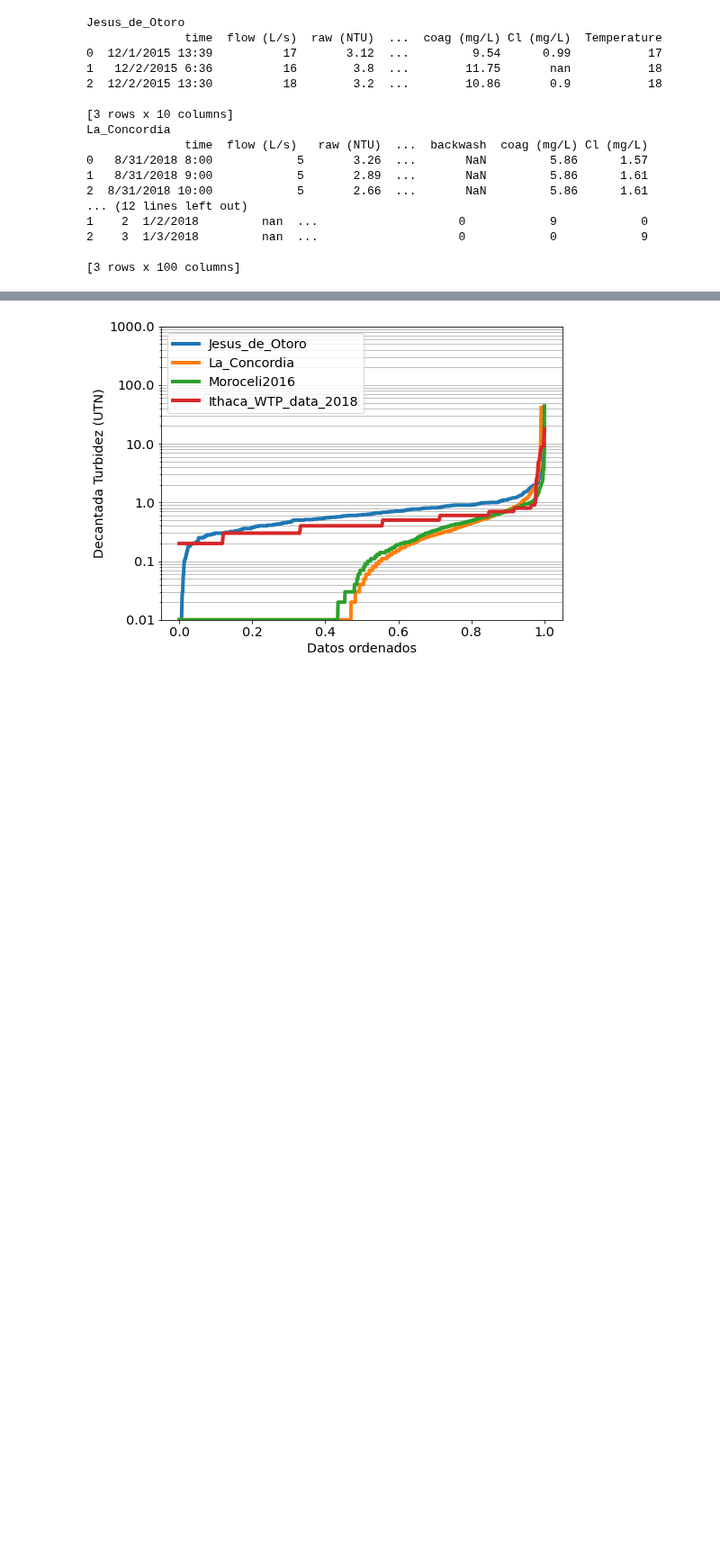
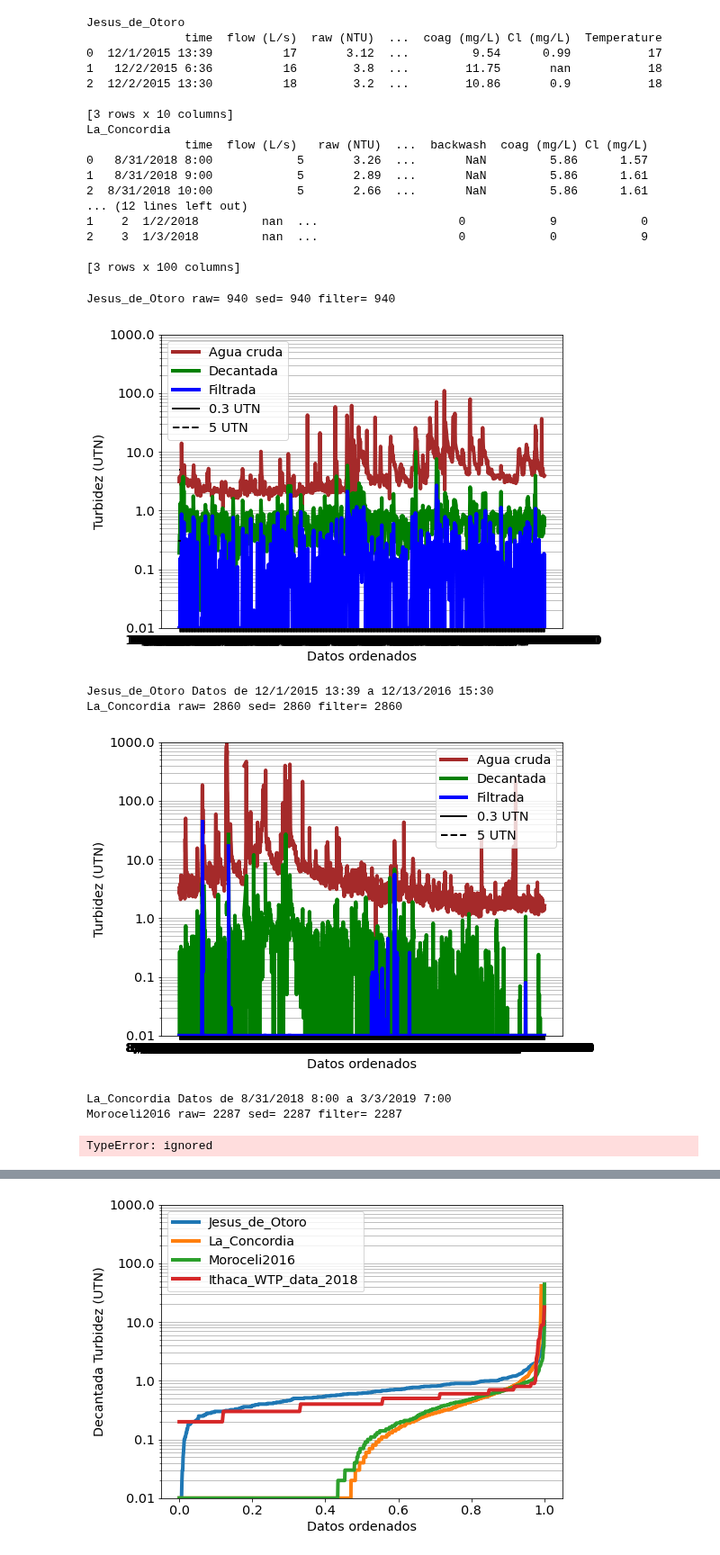
Before and after one commit to monroews/Plant_Performance, a Jupyter notebook: Plant_Performance.ipynb, the cells around one changed output, grey strips where cells are left out. Shown at 90% size. Cells and saved outputs as stored; diff of their text form; code cells hidden in the pictures; blank space fills up the shorter version.

Commit message:
update Moroceli data

```diff
--- a/Plant_Performance.ipynb
+++ b/Plant_Performance.ipynb
@@ -65,3 +65,43 @@ params = {'legend.fontsize': font,
          'ytick.labelsize':font,
          'axes.formatter.useoffset':False}
 plt.rcParams.update(params)
+# %%
+for i in range(len(plants)):
+  raw = np.array(pddata[i]['raw (NTU)']) * u.NTU
+  for j in range(len(raw)):
+    raw[j]=max(raw[j],0.01*u.NTU)
+  sed = np.array(pddata[i]['sed (NTU)']) * u.NTU
+  for j in range(len(sed)):
+    sed[j]=max(sed[j],0.01*u.NTU)
+  filter = np.array(pddata[i]['filter (NTU)']) * u.NTU
+  for j in range(len(filter)):
+    filter[j]=max(filter[j],0.01*u.NTU)
+  time = np.array(pddata[i]['time'])
+  count = raw.shape[0]
+  rank = np.linspace(0,1,count,endpoint=True)
+  print(plants[i],'raw=',raw.shape[0], 'sed=',sed.shape[0], 'filter=',filter.shape[0])
+
+  plt.plot(time,raw,linewidth=4, color='brown')
+  plt.plot(time,sed,linewidth=4, color='green')
+  plt.plot(time,filter,linewidth=4, color='blue')
+  plt.plot([0,1],[0.3,0.3],linewidth=2, color='black')
+  plt.plot([0,1],[5,5],linewidth=2, color='black', linestyle='dashed')
+  plt.ylabel('Turbidez (UTN)')
+  plt.xlabel('Datos ordenados')
+  plt.yscale('log')
+  plt.ylim(ymin=0.01,ymax=1000)
+  plt.grid(which='both',axis='y')
+  plt.legend(['Agua cruda','Decantada','Filtrada','0.3 UTN','5 UTN'])
+  plt.gca().yaxis.set_major_formatter(ticker.ScalarFormatter())
+  plt.gca().yaxis.set_major_formatter(ticker.StrMethodFormatter("{x}"))
+  plt.show()
+  print(plants[i],'Datos de',time[0], 'a', time[-1])
+# %% [output]
+Jesus_de_Otoro raw= 940 sed= 940 filter= 940
+[figure, added]
+Jesus_de_Otoro Datos de 12/1/2015 13:39 a 12/13/2016 15:30
+La_Concordia raw= 2860 sed= 2860 filter= 2860
+[figure, added]
+La_Concordia Datos de 8/31/2018 8:00 a 3/3/2019 7:00
+Moroceli2016 raw= 2287 sed= 2287 filter= 2287
+TypeError: ignored
```
Also changed, not shown: parts of 2 cells of this notebook, 2 other files.
